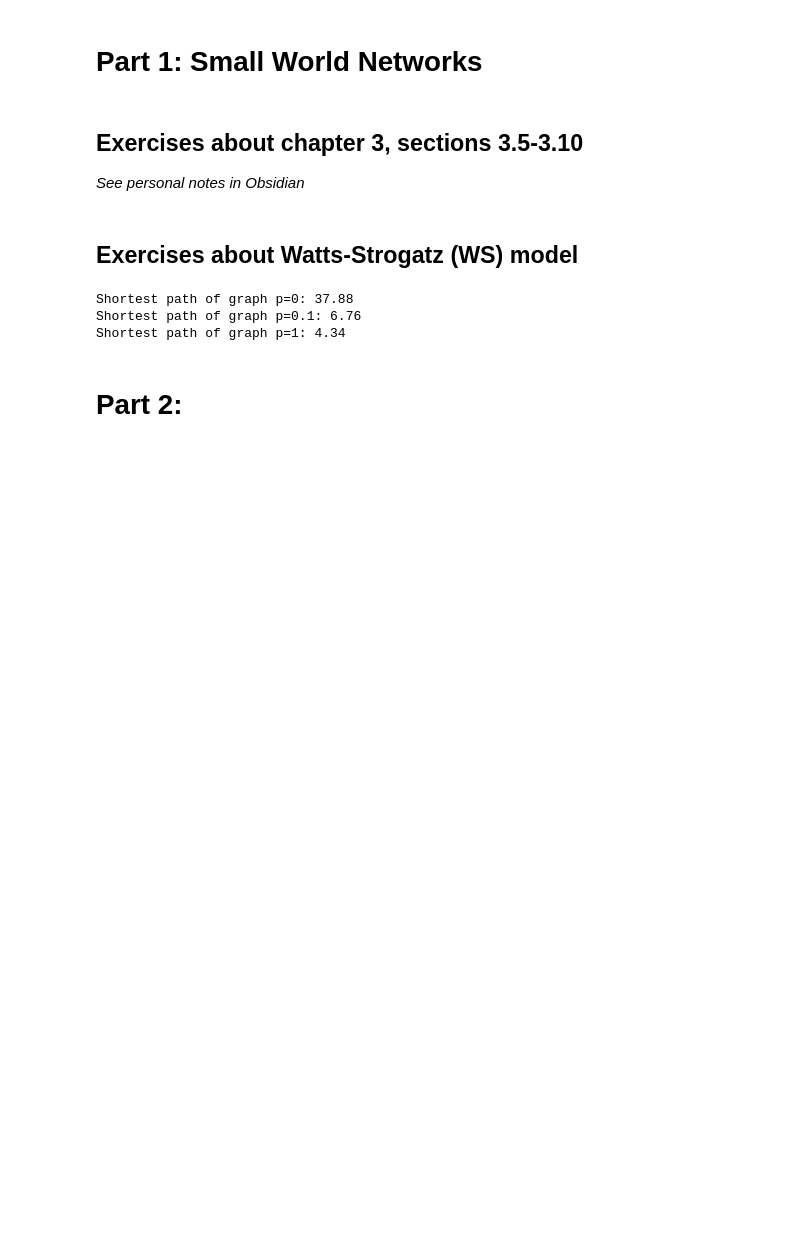
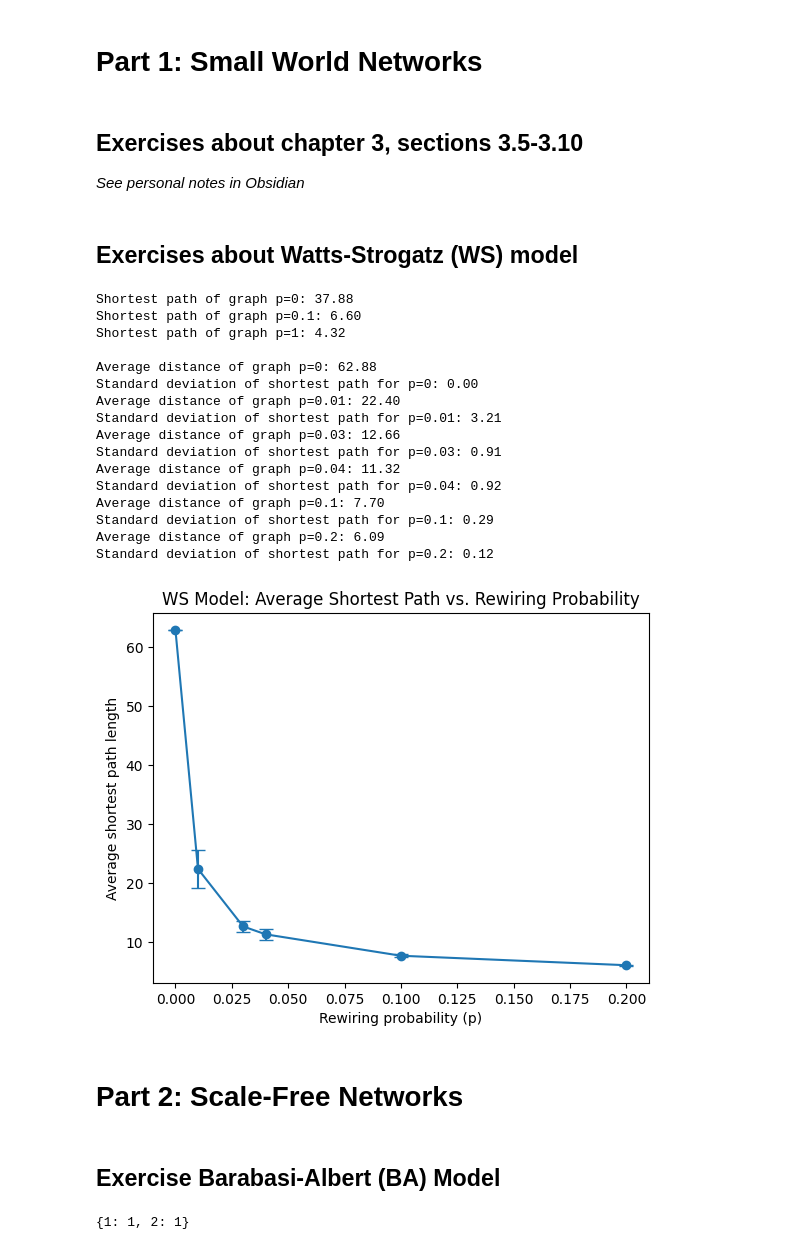
Before and after one commit to adamajane/social-graphs-and-interactions-02805, a Jupyter notebook: week_3_networks_ii/week_3_notebook.ipynb, the cells around one changed output. Drawn from its saved outputs; the diff is of its cells as text; code cells hidden in the pictures; blank space fills up the shorter version.

Commit message:
Finished Week 3, Part 1

```diff
--- a/week_3_networks_ii/week_3_notebook.ipynb
+++ b/week_3_networks_ii/week_3_notebook.ipynb
@@ -3,11 +3,13 @@
 # %% [markdown]
 ## Exercises about chapter 3, sections 3.5-3.10
 
-_See personal notes in Obsidian_
+*See personal notes in Obsidian*
 # %% [markdown]
 ## Exercises about Watts-Strogatz (WS) model
 # %%
 import networkx as nx
+import numpy as np
+from matplotlib import pyplot
 
 # Network properties
 N = 300
@@ -33,34 +35,85 @@ for g in WS_graphs:
         f"Shortest path of graph p={g}: {nx.average_shortest_path_length(WS_graphs[g]):.2f}"
     )
 
 # Exercise 1.3
 
 # Extended sweep over p values
 """
 dense_p_values = [i / 100 for i in range(0, 101)]  # 0.00 ... 1.00
 ws_path_lengths = {}
 
 for p in dense_p_values:
     G_tmp = nx.watts_strogatz_graph(N, k, p)
     ws_path_lengths[p] = nx.average_shortest_path_length(G_tmp)
 
 for p in dense_p_values:
     print(f"p={p:.2f} avg_shortest_path={ws_path_lengths[p]:.4f}")
 """
 
 # Exercsie 1.4
 
+print()
+
 # Network properties
 N_2 = 500
 k_2 = 4
 p_2_values = [0, 0.01, 0.03, 0.04, 0.1, 0.2]
 
 WS_graphs_2 = {}
+
+# Generate 50 graphs for each of the p-values
 for p in p_2_values:
     WS_graphs_2[p] = [nx.watts_strogatz_graph(N_2, k_2, p) for _ in range(50)]
+
+avg_distances = []
+std_devs = []
+
+# Calculate average shortest path and standard deviation for each graph
+for p in p_2_values:
+    avg_paths = [nx.average_shortest_path_length(_) for _ in WS_graphs_2[p]]
+    # print(avg_paths)
+    avg_path = sum(avg_paths) / len(avg_paths)
+    avg_distances.append(np.mean(avg_paths))
+    std_dev = np.std(avg_paths)
+    std_devs.append(np.std(avg_paths))
+    print(f"Average distance of graph p={p}: {avg_path:.2f}")
+    print(f"Standard deviation of shortest path for p={p}: {std_dev:.2f}")
+
+# Plotting distances
+pyplot.errorbar(p_2_values, avg_distances, yerr=std_devs, fmt="o-", capsize=5)
+pyplot.xlabel("Rewiring probability (p)")
+pyplot.ylabel("Average shortest path length")
+pyplot.title("WS Model: Average Shortest Path vs. Rewiring Probability")
+pyplot.show()
 # %% [output]
 Shortest path of graph p=0: 37.88
-Shortest path of graph p=0.1: 6.76
-Shortest path of graph p=1: 4.34
+Shortest path of graph p=0.1: 6.60
+Shortest path of graph p=1: 4.32
+
+Average distance of graph p=0: 62.88
+Standard deviation of shortest path for p=0: 0.00
+Average distance of graph p=0.01: 22.40
+Standard deviation of shortest path for p=0.01: 3.21
+Average distance of graph p=0.03: 12.66
+Standard deviation of shortest path for p=0.03: 0.91
+Average distance of graph p=0.04: 11.32
+Standard deviation of shortest path for p=0.04: 0.92
+Average distance of graph p=0.1: 7.70
+Standard deviation of shortest path for p=0.1: 0.29
+Average distance of graph p=0.2: 6.09
+Standard deviation of shortest path for p=0.2: 0.12
+[figure, added]
 # %% [markdown]
-# Part 2:
+# Part 2: Scale-Free Networks
+# %% [markdown]
+## Exercise Barabasi-Albert (BA) Model
+# %%
+import networkx as nx
+
+BA = nx.Graph()
+
+BA.add_edges_from([(1, 2)])
+
+degrees = dict(BA.degree())
+# %% [output]
+{1: 1, 2: 1}
```
Also changed, not shown: 1 other file.
